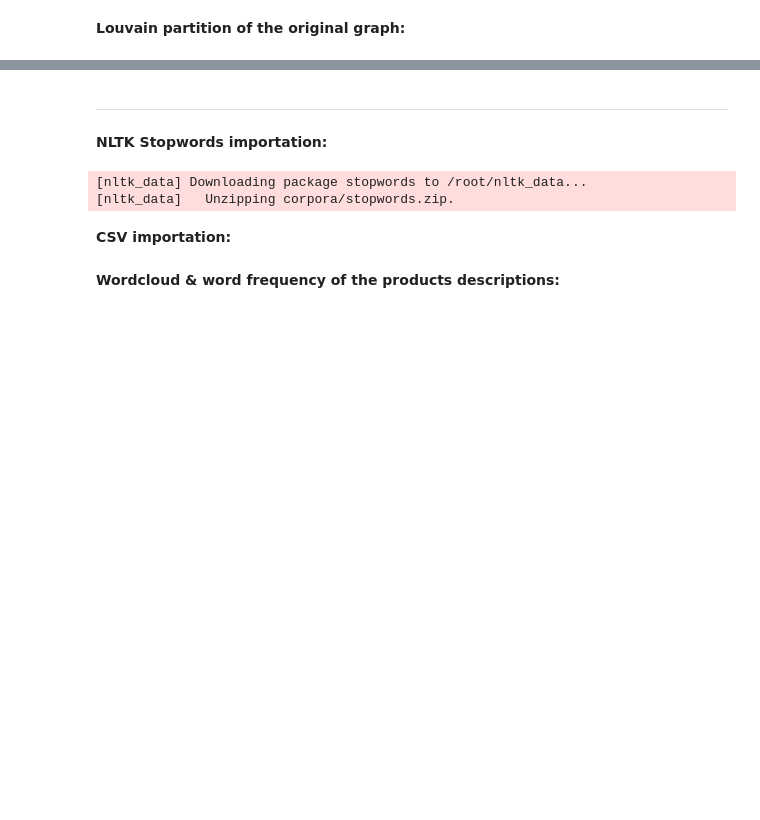
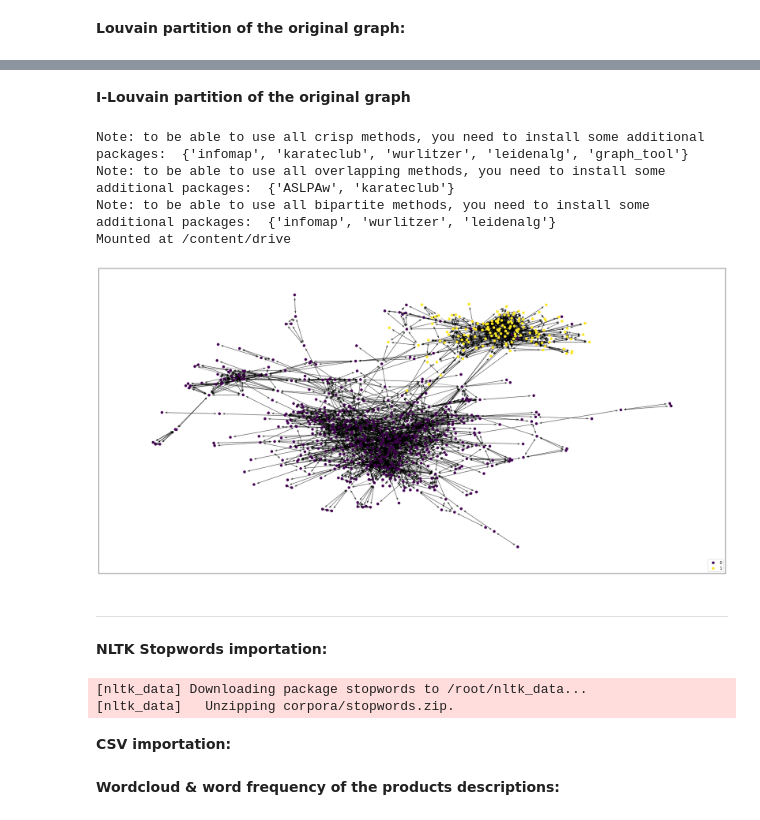
Before and after one commit to kevinCortial/graphlearning, a Jupyter notebook: Product_Space/processing_PS.ipynb, the cells around one changed output, grey strips where cells are left out. Drawn from its saved outputs; the diff is of its cells as text; code cells hidden in the pictures; blank space fills up the shorter version.

Commit message:
feat: added i-louvain

```diff
--- a/Product_Space/processing_PS.ipynb
+++ b/Product_Space/processing_PS.ipynb
@@ -97,3 +112,60 @@ partition = get_louvain_graph_from_G(G)
+# %% [markdown]
+**I-Louvain partition of the original graph**
+# %%
+from google.colab import drive
+from cdlib.algorithms import ilouvain
+from cdlib.algorithms import eva
+import networkx as nx
+import random
+import matplotlib.pyplot as plt
+import matplotlib.cm as cm
+import numpy as np
+import pickle
+
+drive.mount('/content/drive')
+
+with open('/content/drive/MyDrive/ColabNotebooks/Custom_product_graph_nodata.gpickle', 'rb') as f:
+  G_load = pickle.load(f)
+
+with open('/content/drive/MyDrive/ColabNotebooks/labels_ilouvain.pkl', 'rb') as f:
+  labels = pickle.load(f)
+
+def get_ilouvain_graph_from_G(G):
+  labels['2510'] = {0: 0.0032881612, 1: -7.232755e-05}
+  labels['6404'] = {0: 0.0032881612, 1: -7.232755e-05}
+  com = ilouvain(G_load, labels)
+
+  test = com.to_node_community_map()
+  dict_part = dict(test)
+
+  for k, v in dict_part.items():
+      dict_part[k] = int(v[0])
+
+  cmap = cm.get_cmap('viridis', max(dict_part.values()) + 1)
+  pos=nx.spring_layout(G_load)
+  nodes = nx.draw_networkx_nodes(G_load, pos, dict_part.keys(), node_size=40,
+                        cmap=cmap, node_color=list(dict_part.values()))
+  nx.draw_networkx_edges(G_load, pos, alpha=0.5)
+
+  # Legend creation
+  values = sorted(list(set(dict_part.values())))
+  for v in values:
+      # Make dummy scatterplot to generate labels
+      plt.gca().scatter([],[], color=nodes.cmap(v/np.max(values)), label=v)
+  plt.legend(loc='lower right')
+
+  fig = plt.gcf()
+  fig.set_size_inches(30, 15)
+  plt.show()
+  return dict_part
+
+dict_part = get_ilouvain_graph_from_G(G_load)
+# %% [output]
+Note: to be able to use all crisp methods, you need to install some additional packages:  {'infomap', 'karateclub', 'wurlitzer', 'leidenalg', 'graph_tool'}
+Note: to be able to use all overlapping methods, you need to install some additional packages:  {'ASLPAw', 'karateclub'}
+Note: to be able to use all bipartite methods, you need to install some additional packages:  {'infomap', 'wurlitzer', 'leidenalg'}
+Mounted at /content/drive
+[figure, added]
 # %% [markdown]
 ---
 # %% [markdown]
```
Also changed, not shown: parts of 10 cells of this notebook.
